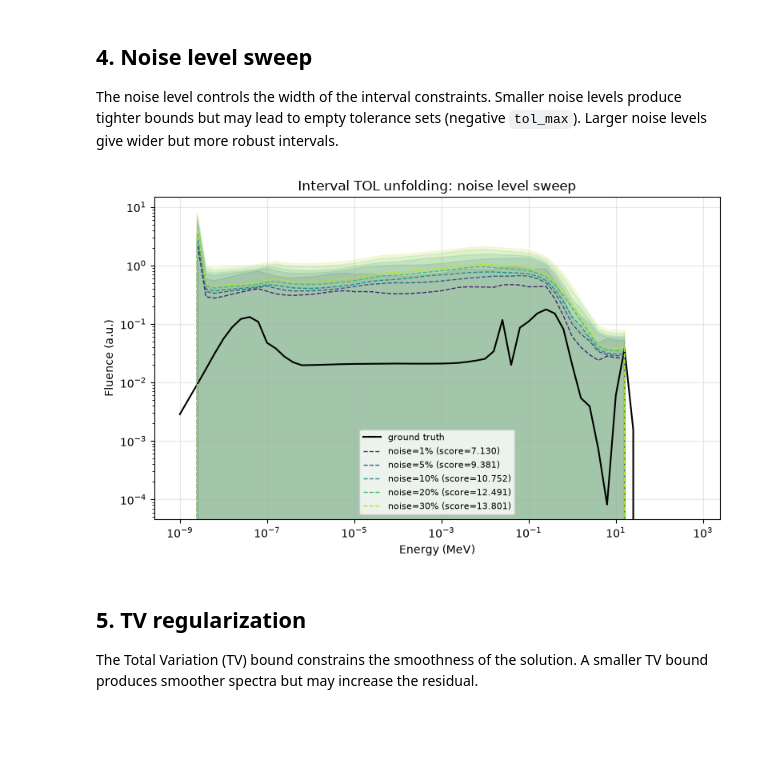
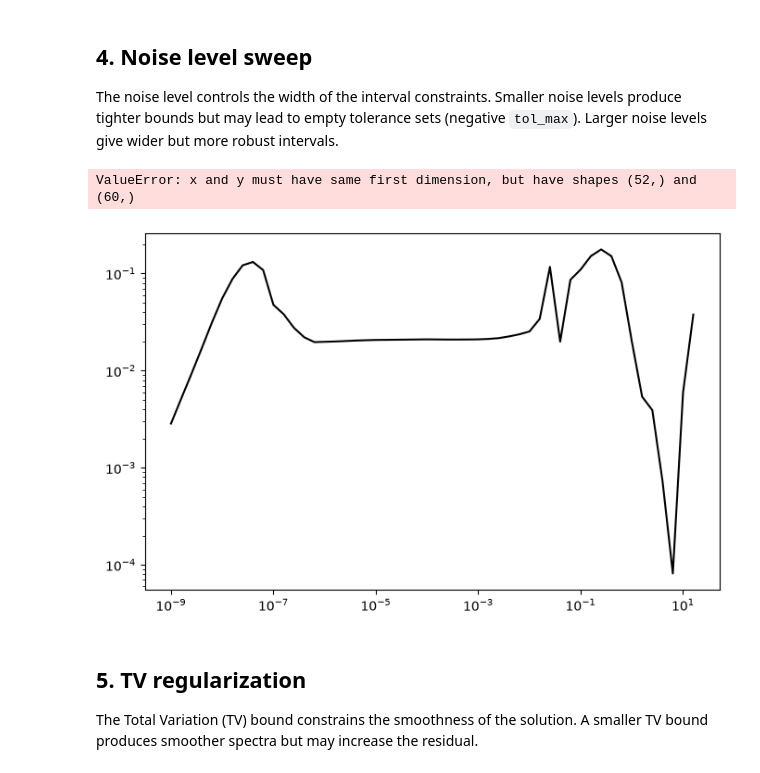
Before and after one commit to Radiationsafety/bssunfold, a Jupyter notebook: examples/83-interval-tol-iaea.ipynb, the cells around one changed output. Drawn from its saved outputs; the diff is of its cells as text; code cells hidden in the pictures; blank space fills up the shorter version.

```diff
--- a/examples/83-interval-tol-iaea.ipynb
+++ b/examples/83-interval-tol-iaea.ipynb
@@ -156,29 +156,30 @@ but more robust intervals.
 # %%
 noise_levels = [0.01, 0.05, 0.10, 0.20, 0.30]
 
 fig, ax = plt.subplots(figsize=(8, 5))
-ax.loglog(E_active, phi_true_active, "k-", lw=1.5, label="ground truth")
+ax.loglog(E, phi_true, "k-", lw=1.5, label="ground truth")
 colors = plt.cm.viridis(np.linspace(0.1, 0.9, len(noise_levels)))
 for color, nl in zip(colors, noise_levels):
     res = detector.unfold_interval_tol(
         readings, noise_level=nl, max_neutron_energy=20.0, save_result=False,
     )
     m = compare_spectra(phi_true, res["spectrum"],
                         metrics=["comprehensive_score"])
-    ax.loglog(E_active, res["spectrum"], "--", color=color, lw=1,
+    ax.loglog(E, res["spectrum"], "--", color=color, lw=1,
               label=f"noise={nl:.0%} (score={m['comprehensive_score']:.3f})")
-    ax.fill_between(E_active, res["spectrum_lower"], res["spectrum_upper"],
+    ax.fill_between(E, res["spectrum_lower"], res["spectrum_upper"],
                     color=color, alpha=0.15)
 
 ax.set_xlabel("Energy (MeV)")
 ax.set_ylabel("Fluence (a.u.)")
 ax.set_title("Interval TOL unfolding: noise level sweep")
 ax.legend(fontsize=8)
 ax.grid(True, alpha=0.3)
 plt.tight_layout()
 plt.show()
 # %% [output]
+ValueError: x and y must have same first dimension, but have shapes (52,) and (60,)
-[figure, old version]
+[figure, new version]
 # %% [markdown]
 ## 5. TV regularization
 
```
Also changed, not shown: parts of 2 cells of this notebook, 1 other file.
